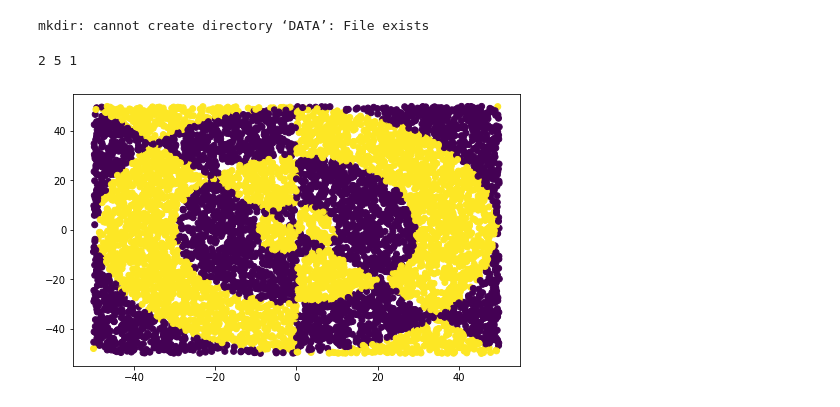
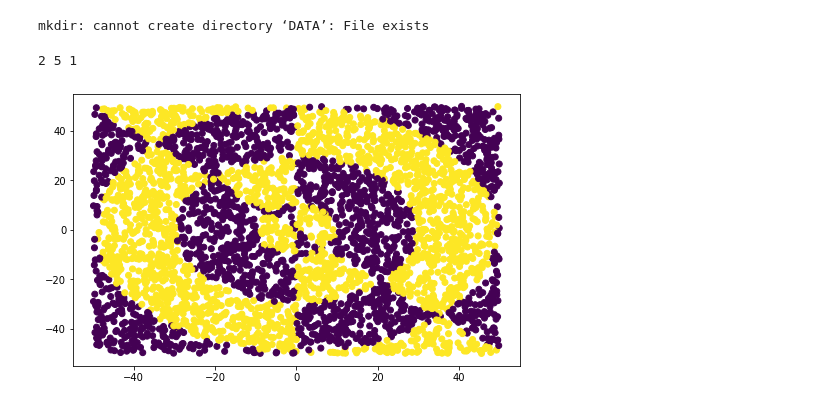
Before and after one commit to aidinattar/LoCP_MODB, a Jupyter notebook: Week2/generate_data_DNN_2022.ipynb, the cells around one changed output. Cells and saved outputs as stored; diff of their text form; code cells hidden in the pictures.

Commit message:
update figures for the report

```diff
--- a/Week2/generate_data_DNN_2022.ipynb
+++ b/Week2/generate_data_DNN_2022.ipynb
@@ -3,7 +3,7 @@ import matplotlib.pyplot as plt
 import numpy as np
 
 # number of data
-N=8000
+N=4000
 # size of each sample
 L=2
 # box size
@@ -15,24 +15,24 @@ mkdir: cannot create directory ‘DATA’: File exists
 # %%
 %run nonlinear_function.py # to run an external program
 
 TYPE=2
 
 # random seed for reproducibility
 np.random.seed(12345)
 print(np.random.randint(0,10),np.random.randint(0,10),np.random.randint(0,10))
 
 x,y = (np.random.random((N,2))-0.5)*B, np.zeros(N)
 for i in range(N):
     # label data according to a nonlinear function "f"
     y[i] = f(x[i],TYPE)
 
 plt.figure(figsize=(8,5))
 plt.scatter(x[:,0],x[:,1],c=y)
 plt.show
 
-np.savetxt(filename(  "data_diff_inc",TYPE),x)
-np.savetxt(filename("labels_diff_inc",TYPE),y,fmt="%d")
+np.savetxt(filename(  "data_diff",TYPE),x)
+np.savetxt(filename("labels_diff",TYPE),y,fmt="%d")
 #plt.savefig('figures/set1.pdf', bbox_inches='tight')
 # %% [output]
 2 5 1
-[figure, old version]
+[figure, new version]
```
Also changed, not shown: parts of 1 cell of this notebook, 9 other files.
